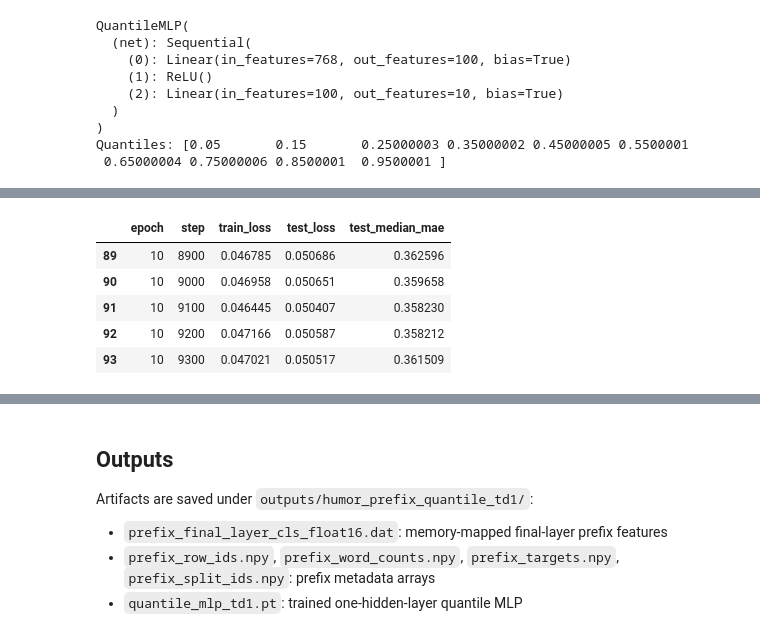
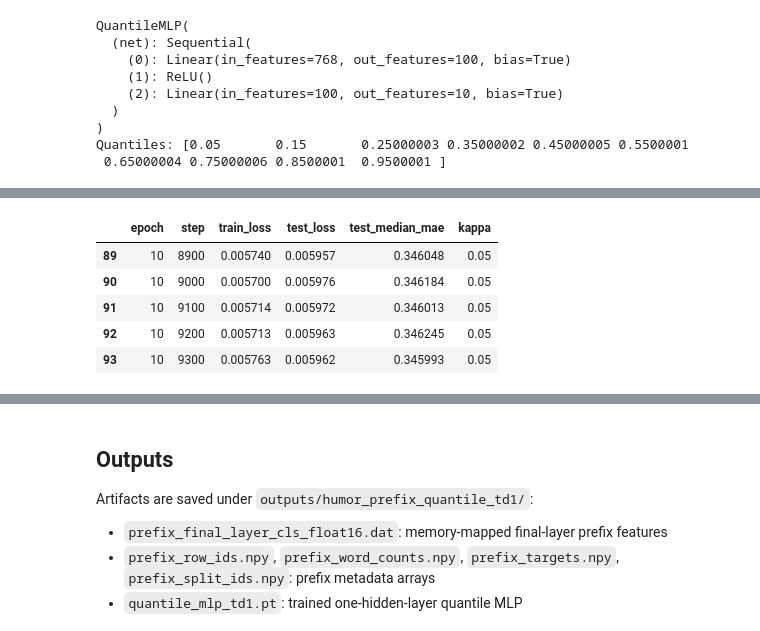
Before and after one commit to xinsui77/nlp_sentiment, a Jupyter notebook: humor_prefix_quantile_td1_m2pro.ipynb, the cells around one changed output, grey strips where cells are left out. Drawn from its saved outputs; the diff is of its cells as text; code cells hidden in the pictures.

```diff
--- a/humor_prefix_quantile_td1_m2pro.ipynb
+++ b/humor_prefix_quantile_td1_m2pro.ipynb
@@ -476,6 +482,11 @@ def huber_quantile_loss(predictions, targets, taus, kappa=1.0):
     return (weights * huber).mean()
 
 
+def pinball_quantile_loss(predictions, targets, taus):
+    errors = targets.unsqueeze(1) - predictions
+    return torch.maximum(taus.view(1, -1) * errors, (taus.view(1, -1) - 1.0) * errors).mean()
+
+
 def quantile_mae(predictions, targets):
     # The requested grid is 5%, 15%, ..., 95%, so approximate the median
     # as the midpoint between the 45% and 55% outputs.
@@ -483,8 +494,12 @@ def quantile_mae(predictions, targets):
     return torch.mean(torch.abs(median_pred - targets))
 
 
-quantile_model = QuantileMLP(HIDDEN_SIZE, hidden_dim=100, output_dim=len(quantiles_np)).to(DEVICE)
-optimizer = torch.optim.AdamW(quantile_model.parameters(), lr=LEARNING_RATE)
+def make_quantile_model():
+    return QuantileMLP(HIDDEN_SIZE, hidden_dim=100, output_dim=len(quantiles_np)).to(DEVICE)
+
+
+quantile_model = make_quantile_model()
+optimizer = torch.optim.AdamW(quantile_model.parameters(), lr=LEARNING_RATE, weight_decay=WEIGHT_DECAY)
 print(quantile_model)
 print("Quantiles:", quantiles_np)
 # %% [output]
@@ -502,4 +631,10 @@ Quantiles: [0.05       0.15       0.25000003 0.35000002 0.45000005 0.5500001
 # %%
+quantile_model = make_quantile_model()
+optimizer = torch.optim.AdamW(quantile_model.parameters(), lr=LEARNING_RATE, weight_decay=WEIGHT_DECAY)
+ACTIVE_HUBER_KAPPA = BEST_HUBER_KAPPA if BEST_HUBER_KAPPA is not None else float(HUBER_KAPPA_CANDIDATES[0])
+print("Training final model with ACTIVE_HUBER_KAPPA:", ACTIVE_HUBER_KAPPA)
+
+
 def evaluate_loader(loader, max_batches=None):
     quantile_model.eval()
     total_loss = 0.0
@@ -512,7 +647,7 @@ def evaluate_loader(loader, max_batches=None):
             x = x.to(DEVICE)
             y = y.to(DEVICE)
             preds = quantile_model(x)
-            loss = huber_quantile_loss(preds, y, quantiles, HUBER_KAPPA)
+            loss = huber_quantile_loss(preds, y, quantiles, ACTIVE_HUBER_KAPPA)
             mae = quantile_mae(preds, y)
             batch_n = x.shape[0]
             total_loss += float(loss.detach().cpu()) * batch_n
@@ -522,8 +657,35 @@ def evaluate_loader(loader, max_batches=None):
 
 
 history = []
+epoch_history = []
 global_step = 0
 recent_train_losses = []
+
+# Fixed subsets for epoch-level metrics. Full split evaluation is done later in the final-eval section.
+epoch_train_eval_indices = sample_prefix_indices(train_prefix_indices, FINAL_EVAL_MAX_PREFIXES, RANDOM_STATE + 20)
+epoch_val_eval_indices = sample_prefix_indices(val_prefix_indices, FINAL_EVAL_MAX_PREFIXES, RANDOM_STATE + 21)
+epoch_test_eval_indices = sample_prefix_indices(test_prefix_indices, FINAL_EVAL_MAX_PREFIXES, RANDOM_STATE + 22)
+epoch_train_loader = make_loader(epoch_train_eval_indices, shuffle=False)
+epoch_val_loader = make_loader(epoch_val_eval_indices, shuffle=False)
+epoch_test_loader = make_loader(epoch_test_eval_indices, shuffle=False)
+
+initial_train_metrics = evaluate_loader(epoch_train_loader)
+initial_val_metrics = evaluate_loader(epoch_val_loader)
+initial_test_metrics = evaluate_loader(epoch_test_loader)
+epoch_history.append(
+    {
+        "epoch": 0,
+        "step": 0,
+        "train_loss": initial_train_metrics["loss"],
+        "val_loss": initial_val_metrics["loss"],
+        "test_loss": initial_test_metrics["loss"],
+        "train_median_mae": initial_train_metrics["median_mae"],
+        "val_median_mae": initial_val_metrics["median_mae"],
+        "test_median_mae": initial_test_metrics["median_mae"],
+        "kappa": ACTIVE_HUBER_KAPPA,
+    }
+)
+quantile_model.train()
 
 for epoch in range(1, EPOCHS + 1):
     quantile_model.train()
@@ -533,7 +695,7 @@ for epoch in range(1, EPOCHS + 1):
         y = y.to(DEVICE)
         optimizer.zero_grad(set_to_none=True)
         preds = quantile_model(x)
-        loss = huber_quantile_loss(preds, y, quantiles, HUBER_KAPPA)
+        loss = huber_quantile_loss(preds, y, quantiles, ACTIVE_HUBER_KAPPA)
         loss.backward()
         optimizer.step()
 
@@ -552,11 +714,38 @@ for epoch in range(1, EPOCHS + 1):
                     "train_loss": train_loss,
                     "test_loss": test_metrics["loss"],
                     "test_median_mae": test_metrics["median_mae"],
+                    "kappa": ACTIVE_HUBER_KAPPA,
                 }
             )
             quantile_model.train()
 
+    train_metrics = evaluate_loader(epoch_train_loader)
+    val_metrics = evaluate_loader(epoch_val_loader)
+    test_metrics = evaluate_loader(epoch_test_loader)
+    epoch_history.append(
+        {
+            "epoch": epoch,
+            "step": global_step,
+            "train_loss": train_metrics["loss"],
+            "val_loss": val_metrics["loss"],
+            "test_loss": test_metrics["loss"],
+            "train_median_mae": train_metrics["median_mae"],
+            "val_median_mae": val_metrics["median_mae"],
+            "test_median_mae": test_metrics["median_mae"],
+            "kappa": ACTIVE_HUBER_KAPPA,
+        }
+    )
+    quantile_model.train()
+
 history_df = pd.DataFrame(history)
+epoch_history_df = pd.DataFrame(epoch_history)
+history_df.to_csv(OUTPUT_DIR / "training_trajectory_by_step.csv", index=False)
+epoch_history_df.to_csv(OUTPUT_DIR / "training_trajectory_by_epoch.csv", index=False)
+# Backward-compatible filename for older downstream cells/scripts.
 history_df.to_csv(OUTPUT_DIR / "training_trajectory.csv", index=False)
+
+print("Step-level trajectory:")
 display(history_df.tail())
+print("Epoch-level trajectory:")
+display(epoch_history_df)
 # %% [output]
@@ -563,6 +754,6 @@ display(history_df.tail())
-|  | epoch | step | train_loss | test_loss | test_median_mae |
-| 89 | 10 | 8900 | 0.046785 | 0.050686 | 0.362596 |
-| 90 | 10 | 9000 | 0.046958 | 0.050651 | 0.359658 |
-| 91 | 10 | 9100 | 0.046445 | 0.050407 | 0.358230 |
-| 92 | 10 | 9200 | 0.047166 | 0.050587 | 0.358212 |
-| 93 | 10 | 9300 | 0.047021 | 0.050517 | 0.361509 |
+|  | epoch | step | train_loss | test_loss | test_median_mae | kappa |
+| 89 | 10 | 8900 | 0.005740 | 0.005957 | 0.346048 | 0.05 |
+| 90 | 10 | 9000 | 0.005700 | 0.005976 | 0.346184 | 0.05 |
+| 91 | 10 | 9100 | 0.005714 | 0.005972 | 0.346013 | 0.05 |
+| 92 | 10 | 9200 | 0.005713 | 0.005963 | 0.346245 | 0.05 |
+| 93 | 10 | 9300 | 0.005763 | 0.005962 | 0.345993 | 0.05 |
```
Also changed, not shown: parts of 13 cells of this notebook.
